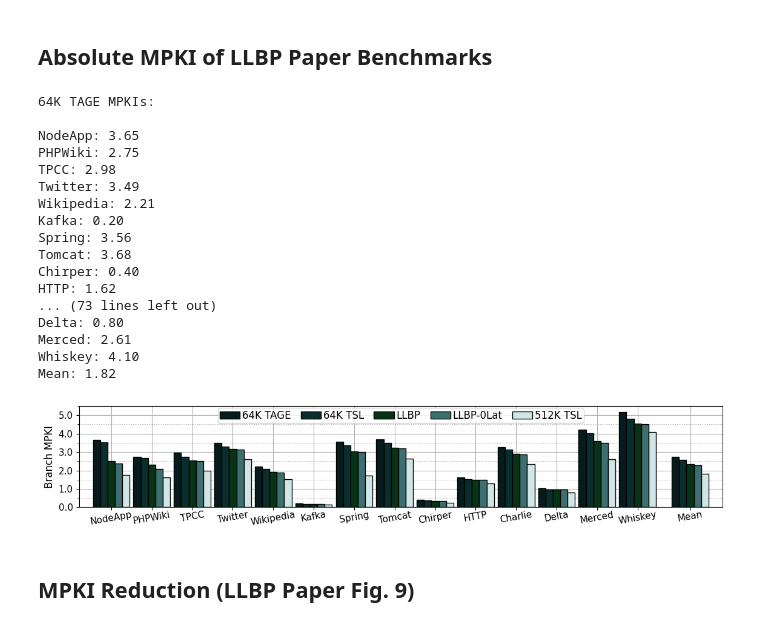
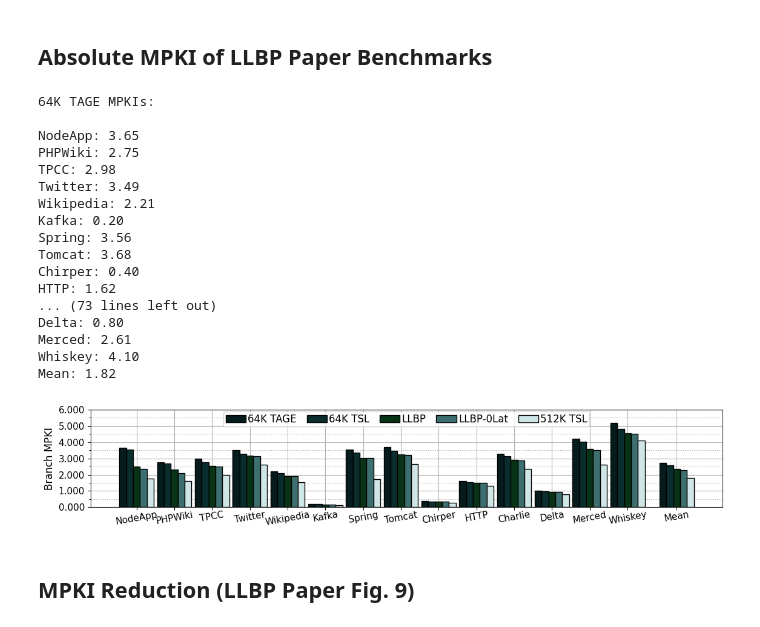
Before and after one commit to anusheelnand/eec270-project, a Jupyter notebook: mpki.ipynb, the cells around one changed output. Cells and saved outputs as stored; diff of their text form; code cells hidden in the pictures.

Commit message:
New results

```diff
--- a/mpki.ipynb
+++ b/mpki.ipynb
@@ -86,7 +86,7 @@ def process_benchmark_results(models, benchmarks, results_dir="./results"):
 ## Absolute MPKI
 # %%
 
-def plot_absolute_mpki(bms):
+def plot_absolute_mpki(bms, dfall):
     width = 0.7       # the width of the bars: can also be len(x) sequence
 
 
@@ -160,7 +160,7 @@ def plot_absolute_mpki(bms):
 
     _y = ax.get_yticks()
     ax.set_yticks(_y)
-    ax.set_yticklabels([f"{y:.1f}" for y in _y], fontsize=fs-1)
+    ax.set_yticklabels([f"{y:.3f}" for y in _y], fontsize=fs-1)
 
     # for container in ax.containers:
     #     ax.bar_label(container, fontsize=7, fmt="%.2f", rotation=90)
@@ -171,7 +171,7 @@ def plot_absolute_mpki(bms):
     ax.set_xticklabels(_bms, rotation=10, horizontalalignment="center", fontsize=fs-1)
     ax.tick_params(axis='x', which='major', pad=0)
 
-    ax.set_ylim(bottom=-0.0, top=5.5)
+    ax.set_ylim(auto=True)
 
 
 
@@ -181,7 +181,7 @@ def plot_absolute_mpki(bms):
                 labelspacing=0.05, columnspacing=1.,handletextpad=0.2,borderpad=0.2,frameon=True)
 
     # ax.legend(loc="best", fontsize="9", )
-    ax.set_xlim(left=x[0]-0.8, right=x[-1]+0.8)
+    ax.set_xlim(auto=True)
 
 
 
@@ -325,7 +325,7 @@ bms = [
     ('whiskey.426708', 'Whiskey')
 ]
 
-dfall = process_benchmark_results(models,bms)
+df_recreate = process_benchmark_results(models,bms)
 # %% [output]
 Processed 64K TAGE: 14 benchmarks
 Processed 64K TSL: 14 benchmarks
@@ -335,25 +335,25 @@ Processed LLBP-0Lat: 14 benchmarks
 # %% [markdown]
 ## Absolute MPKI of LLBP Paper Benchmarks
 # %%
-plot_absolute_mpki(bms)
+plot_absolute_mpki(bms, df_recreate)
 # %% [output]
 64K TAGE MPKIs:
 
 NodeApp: 3.65
 PHPWiki: 2.75
 TPCC: 2.98
 Twitter: 3.49
 Wikipedia: 2.21
 Kafka: 0.20
 Spring: 3.56
 Tomcat: 3.68
 Chirper: 0.40
 HTTP: 1.62
 ... (73 lines left out)
 Delta: 0.80
 Merced: 2.61
 Whiskey: 4.10
 Mean: 1.82
-[figure, old version]
+[figure, new version]
 # %% [markdown]
 ## MPKI Reduction (LLBP Paper Fig. 9)
```
Also changed, not shown: parts of 7 cells of this notebook, 2 other files.
